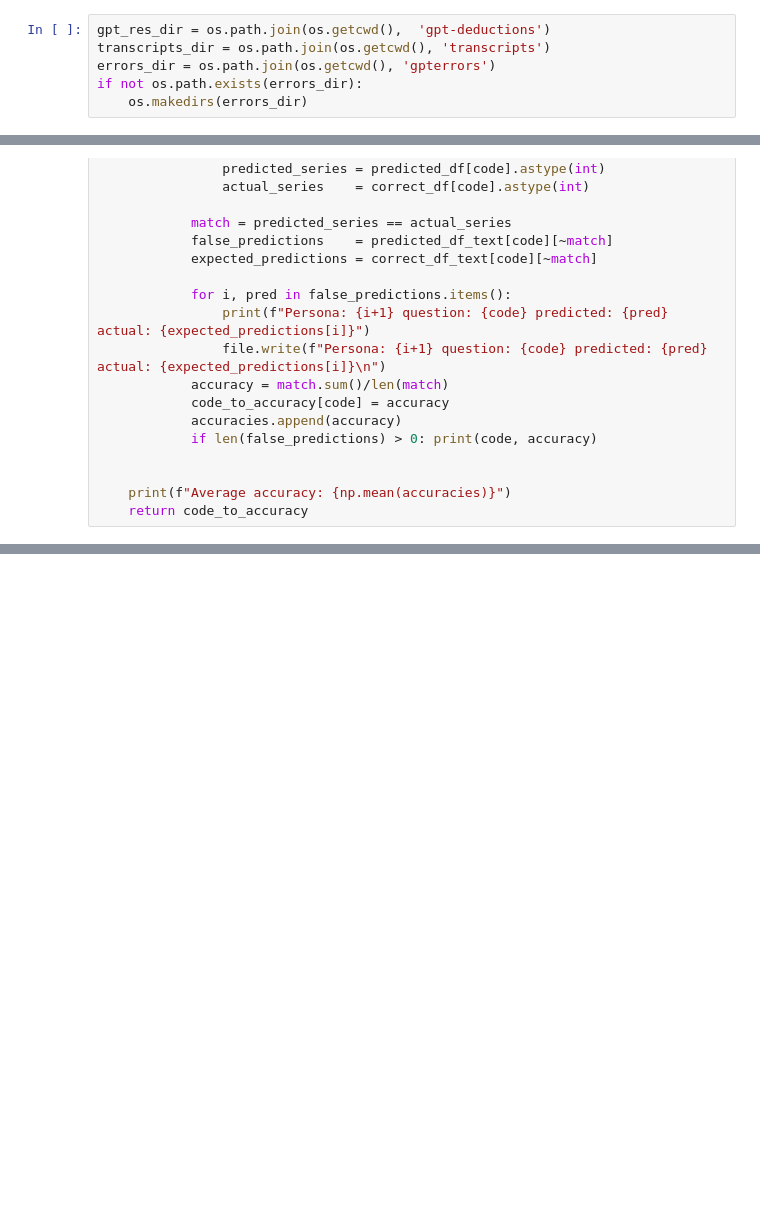
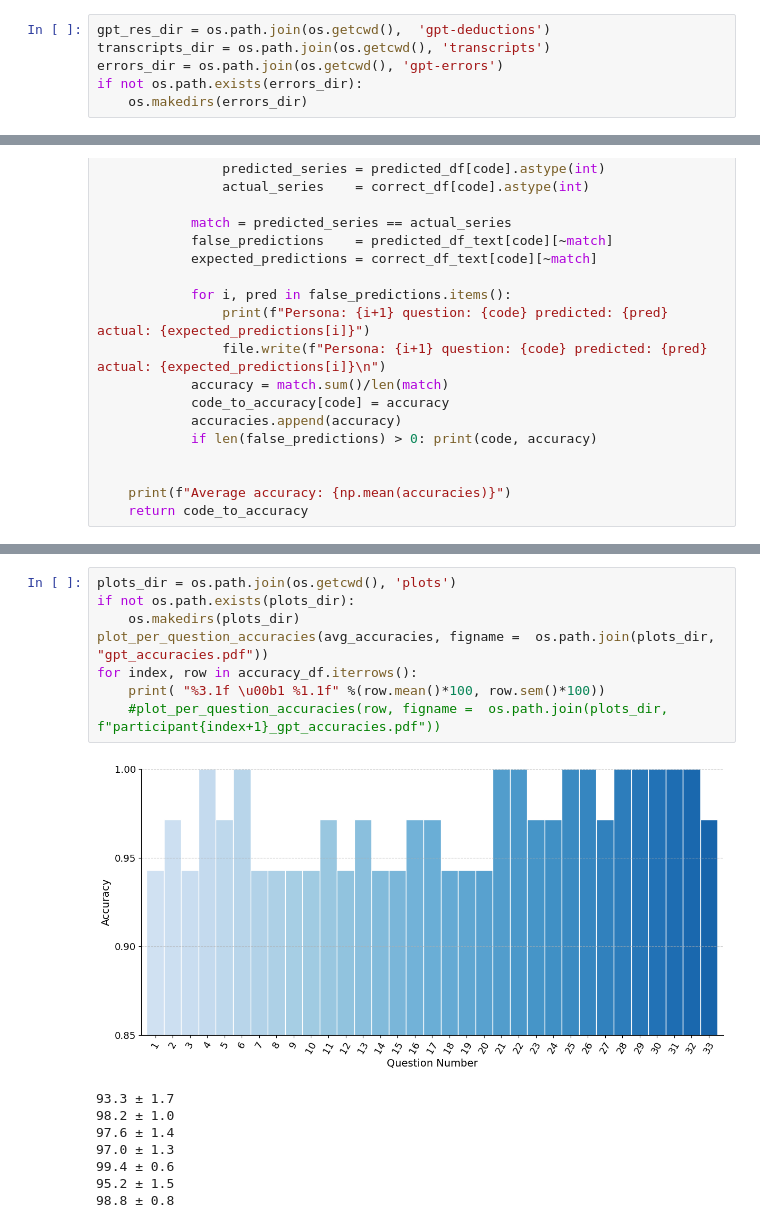
Before and after one commit to Kurmich/ai-agent-based-survey, a Jupyter notebook: output_analyzer.ipynb, the cells around one changed output, grey strips where cells are left out. Drawn from its saved outputs; the diff is of its cells as text; blank space fills up the shorter version.

```diff
--- a/output_analyzer.ipynb
+++ b/output_analyzer.ipynb
@@ -16,7 +17,7 @@ codebook = get_codebook_object_from_json(codebook_json)
 # %%
 gpt_res_dir = os.path.join(os.getcwd(),  'gpt-deductions')
 transcripts_dir = os.path.join(os.getcwd(), 'transcripts')
-errors_dir = os.path.join(os.getcwd(), 'gpterrors')
+errors_dir = os.path.join(os.getcwd(), 'gpt-errors')
 if not os.path.exists(errors_dir):
     os.makedirs(errors_dir)
 # %%
@@ -173,0 +161,17 @@ fig.savefig("gpt_accuracies.pdf")
+# %%
+plots_dir = os.path.join(os.getcwd(), 'plots')
+if not os.path.exists(plots_dir):
+    os.makedirs(plots_dir)
+plot_per_question_accuracies(avg_accuracies, figname =  os.path.join(plots_dir, "gpt_accuracies.pdf"))
+for index, row in accuracy_df.iterrows():
+    print( "%3.1f \u00b1 %1.1f" %(row.mean()*100, row.sem()*100))
+    #plot_per_question_accuracies(row, figname =  os.path.join(plots_dir, f"participant{index+1}_gpt_accuracies.pdf"))
+# %% [output]
+[figure, added]
+93.3 ± 1.7
+98.2 ± 1.0
+97.6 ± 1.4
+97.0 ± 1.3
+99.4 ± 0.6
+95.2 ± 1.5
+98.8 ± 0.8
```
Also changed, not shown: parts of 5 cells of this notebook, 1 other file.
